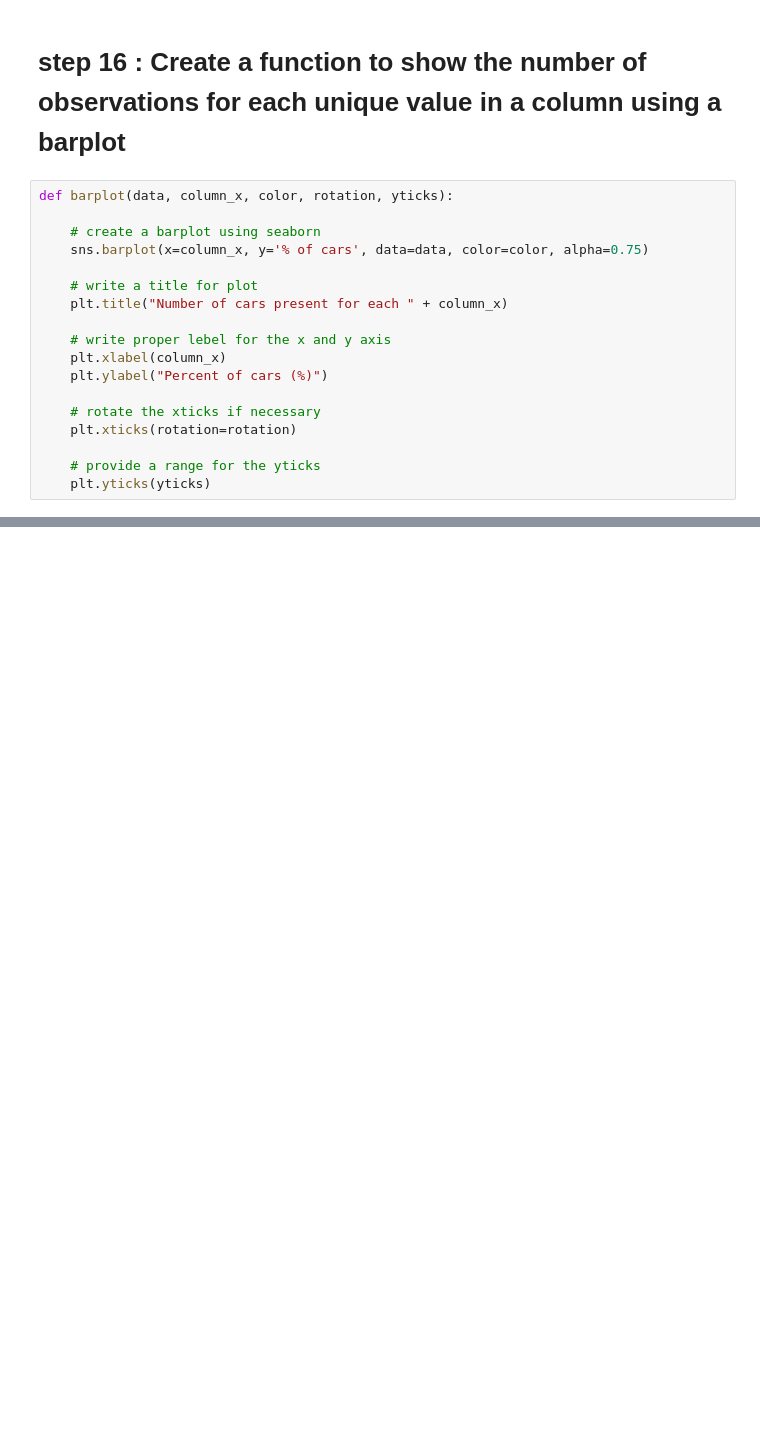
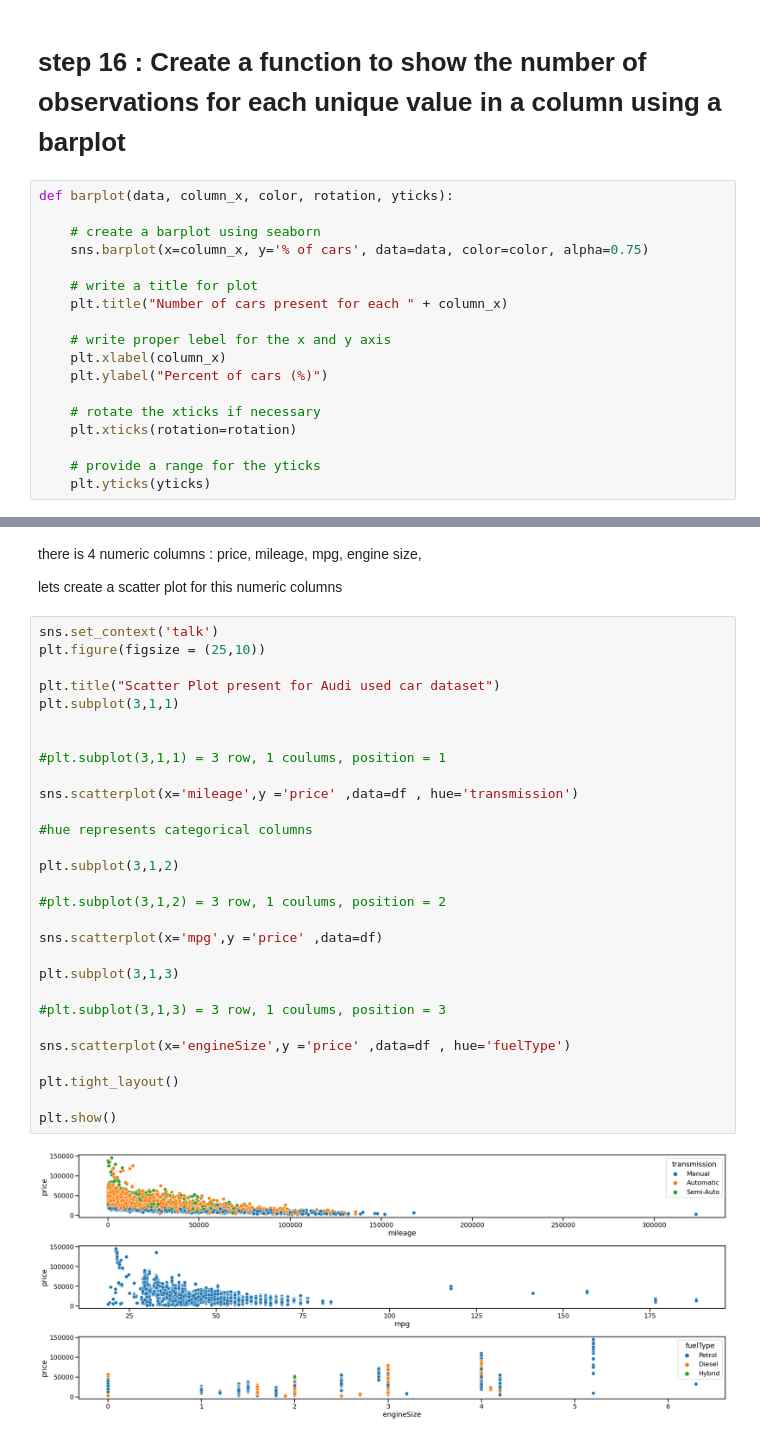
Before and after one commit to Israt055/audi_used_car_analysis-, a Jupyter notebook: audi_used_car_EDA.ipynb, the cells around one changed output, grey strips where cells are left out. Cells and saved outputs as stored; diff of their text form; blank space fills up the shorter version.

```diff
--- a/audi_used_car_EDA.ipynb
+++ b/audi_used_car_EDA.ipynb
@@ -461,0 +500,35 @@ plt.show()
+# %% [markdown]
+there is 4 numeric columns : price, mileage, mpg, engine size,
+
+lets create a scatter plot for this numeric columns
+# %%
+sns.set_context('talk')
+plt.figure(figsize = (25,10))
+
+plt.title("Scatter Plot present for Audi used car dataset")
+plt.subplot(3,1,1)
+
+
+#plt.subplot(3,1,1) = 3 row, 1 coulums, position = 1
+
+sns.scatterplot(x='mileage',y ='price' ,data=df , hue='transmission')
+
+#hue represents categorical columns
+
+plt.subplot(3,1,2)
+
+#plt.subplot(3,1,2) = 3 row, 1 coulums, position = 2
+
+sns.scatterplot(x='mpg',y ='price' ,data=df)
+
+plt.subplot(3,1,3)
+
+#plt.subplot(3,1,3) = 3 row, 1 coulums, position = 3
+
+sns.scatterplot(x='engineSize',y ='price' ,data=df , hue='fuelType')
+
+plt.tight_layout()
+
+plt.show()
+# %% [output]
+[figure, added]
```
Also changed, not shown: parts of 19 cells of this notebook.
